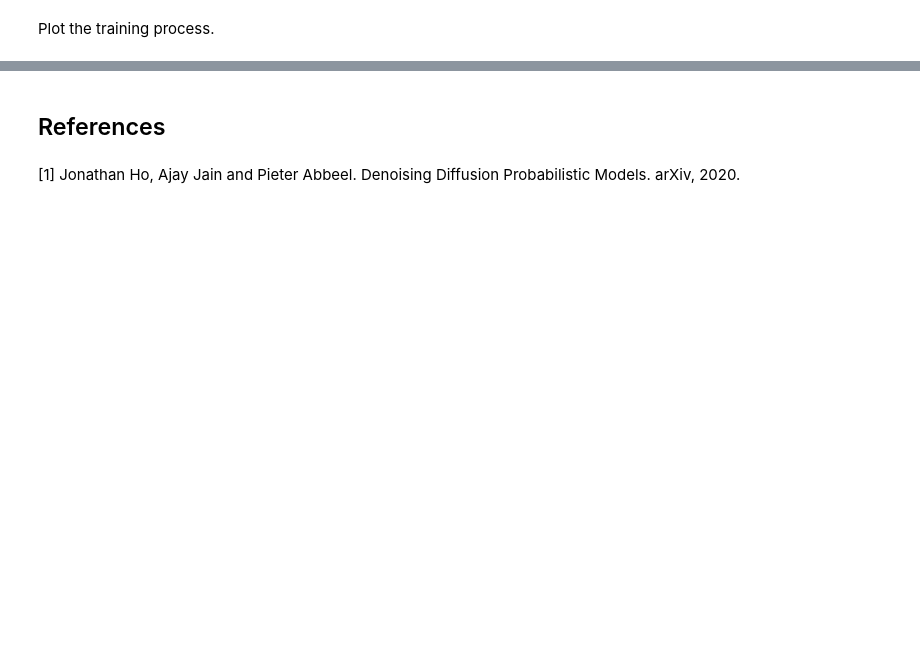
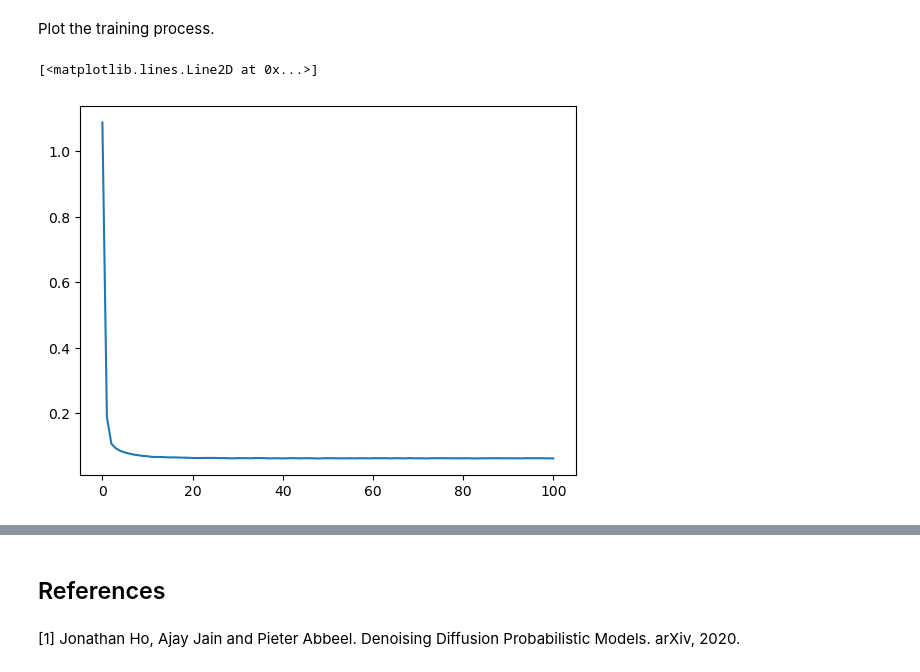
Before and after one commit to shuangxuetwelve/DDPM, a Jupyter notebook: main.ipynb, the cells around one changed output, grey strips where cells are left out. Drawn from its saved outputs; the diff is of its cells as text; code cells hidden in the pictures; blank space fills up the shorter version.

Commit message:
Run 100 epochs with learning rate decay

```diff
--- a/main.ipynb
+++ b/main.ipynb
@@ -588,7 +588,7 @@ def load(model, learning_rate):
 # %% [markdown]
 Define a function to save data.
 # %%
-def save(model, losses, learning_rate):
+def save(model, losses, learning_rate, use_learning_rate_decay):
     """Save the trained models.
 
     Args:
@@ -606,7 +606,7 @@ def save(model, losses, learning_rate):
     }
 
     # Save data to the file.
-    torch.save(data, utils.getSavedFilePath(SAVED_FILENAME_PREFIX, learning_rate))
+    torch.save(data, utils.getSavedFilePath(SAVED_FILENAME_PREFIX, learning_rate, use_learning_rate_decay))
 # %% [markdown]
 ## 4. Training
 # %% [markdown]
@@ -691,19 +691,21 @@ def trainOneEpoch(model, dataloader, diffusion, optimizer, loss_fn):
 # %% [markdown]
 Define a function to train multiple epochs
 # %%
-def train(model, dataloader, learning_rate, epochs, timestamps_max, use_pretrained=True):
+def train(model, dataloader, learning_rate, epochs, timestamps_max, use_pretrained=True, use_learning_rate_decay=True):
     """Train the model."""
 
     # Losses of the training process.
     losses = []
 
     if use_pretrained:
-        if os.path.exists(utils.getSavedFilePath(SAVED_FILENAME_PREFIX, learning_rate)):
-            losses = load(model, learning_rate)
+        if os.path.exists(utils.getSavedFilePath(SAVED_FILENAME_PREFIX, learning_rate, use_learning_rate_decay)):
+            losses = load(model, learning_rate, use_learning_rate_decay)
             return losses
 
     diffusion = Diffusion(timestamps_max)
     optimizer = torch.optim.SGD(model.parameters(), learning_rate)
+    if use_learning_rate_decay:
+        scheduler = torch.optim.lr_scheduler.StepLR(optimizer, step_size=10, gamma=0.3)
     loss_fn = torch.nn.MSELoss()
 
     # Calculate the statistics before the first epoch.
@@ -713,8 +715,13 @@ def train(model, dataloader, learning_rate, epochs, timestamps_max, use_pretrain
     for _ in range(epochs):
         loss_epoch = trainOneEpoch(model, dataloader, diffusion, optimizer, loss_fn)
         losses.append(loss_epoch)
+        print(f'Epoch #{_}: loss ({loss_epoch})')
 
-    save(model, losses, learning_rate)
+        # Update learning rate.
+        if use_learning_rate_decay:
+            scheduler.step()
+
+    save(model, losses, learning_rate, use_learning_rate_decay)
 
     return losses
 # %% [markdown]
@@ -726,7 +733,7 @@ for variant_learning_rate in VARIANT_LEARNING_RATES:
     model = Model().to(DEVICE)
 
     # Actually train the model and get the losses.
-    losses = train(model, dataloader, variant_learning_rate, EPOCHS, TIMESTAMPS)
+    losses = train(model, dataloader, variant_learning_rate, EPOCHS, TIMESTAMPS, use_learning_rate_decay=False)
 
     # Record the losses.
     variant_losses_learning_rate.append(losses)
@@ -750,6 +757,6 @@ plt.legend([f'{learning_rate} - {variant_losses_learning_rate[i][-1]:.3f}' for i
 # %% [markdown]
 Run model training.
 # %%
-# model = Model().to(DEVICE)
+model = Model().to(DEVICE)
 
-# losses = train(model, dataloader, LEARNING_RATE, EPOCHS, TIMESTAMPS)
+losses = train(model, dataloader, LEARNING_RATE_START, EPOCHS, TIMESTAMPS)
@@ -756,9 +781,12 @@ Run model training.
 # %% [markdown]
 Plot the training process.
 # %%
-# losses_cpu = []
-# for loss in losses:
-#     losses_cpu.append(loss.cpu().detach())
+losses_cpu = []
+for loss in losses:
+    losses_cpu.append(loss.cpu().detach())
 
-# plt.plot(losses_cpu)
+plt.plot(losses_cpu)
+# %% [output]
+[<matplotlib.lines.Line2D at 0x...>]
+[figure, added]
 # %%
```
Also changed, not shown: parts of 6 cells of this notebook, 1 other file.
